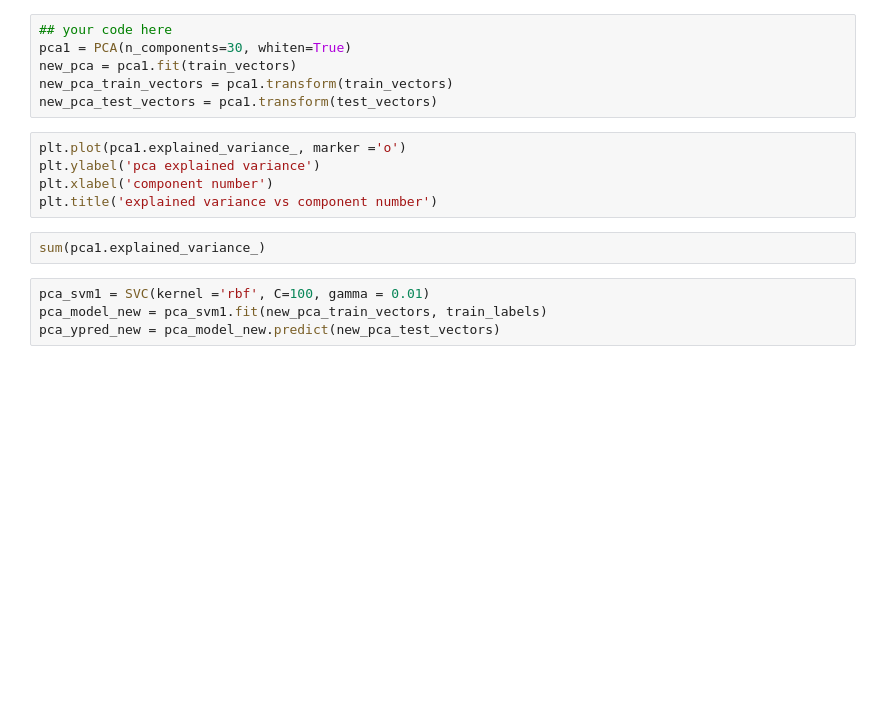
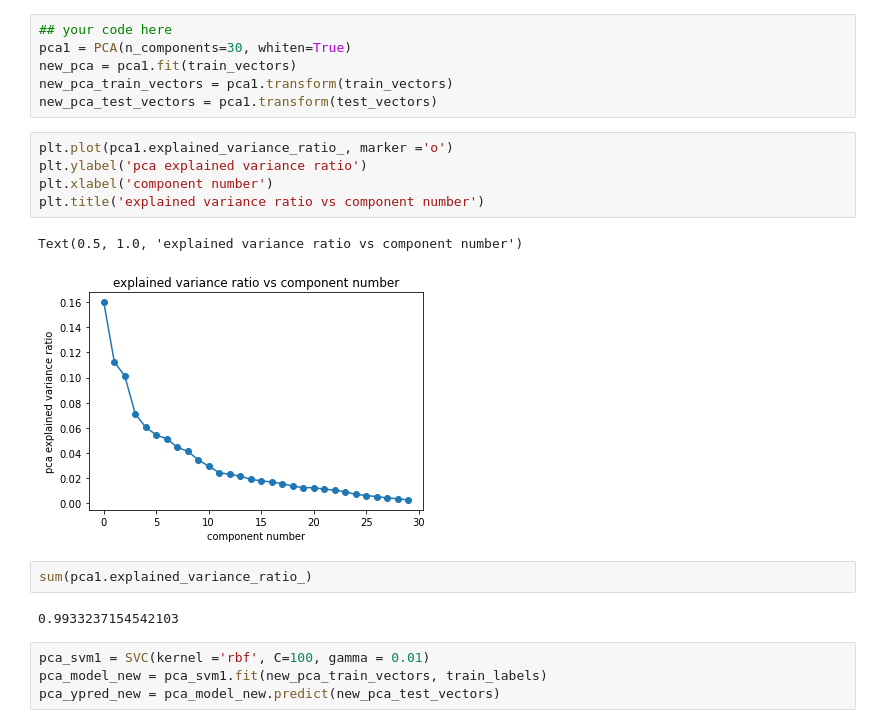
Before and after one commit to bellasaid/CMSE202, a Jupyter notebook: Homework4-SVM_and_PCA-STUDENT.ipynb, the cells around one changed output. Cells and saved outputs as stored; diff of their text form; blank space fills up the shorter version.

```diff
--- a/Homework4-SVM_and_PCA-STUDENT.ipynb
+++ b/Homework4-SVM_and_PCA-STUDENT.ipynb
@@ -268,12 +348,17 @@ new_pca = pca1.fit(train_vectors)
 new_pca_train_vectors = pca1.transform(train_vectors)
 new_pca_test_vectors = pca1.transform(test_vectors)
 # %%
-plt.plot(pca1.explained_variance_, marker ='o')
-plt.ylabel('pca explained variance')
+plt.plot(pca1.explained_variance_ratio_, marker ='o')
+plt.ylabel('pca explained variance ratio')
 plt.xlabel('component number')
-plt.title('explained variance vs component number')
+plt.title('explained variance ratio vs component number')
+# %% [output]
+Text(0.5, 1.0, 'explained variance ratio vs component number')
+[figure, added]
 # %%
-sum(pca1.explained_variance_)
+sum(pca1.explained_variance_ratio_)
+# %% [output]
+0.9933237154542103
 # %%
 pca_svm1 = SVC(kernel ='rbf', C=100, gamma = 0.01)
 pca_model_new = pca_svm1.fit(new_pca_train_vectors, train_labels)
```
Also changed, not shown: parts of 21 cells of this notebook.
